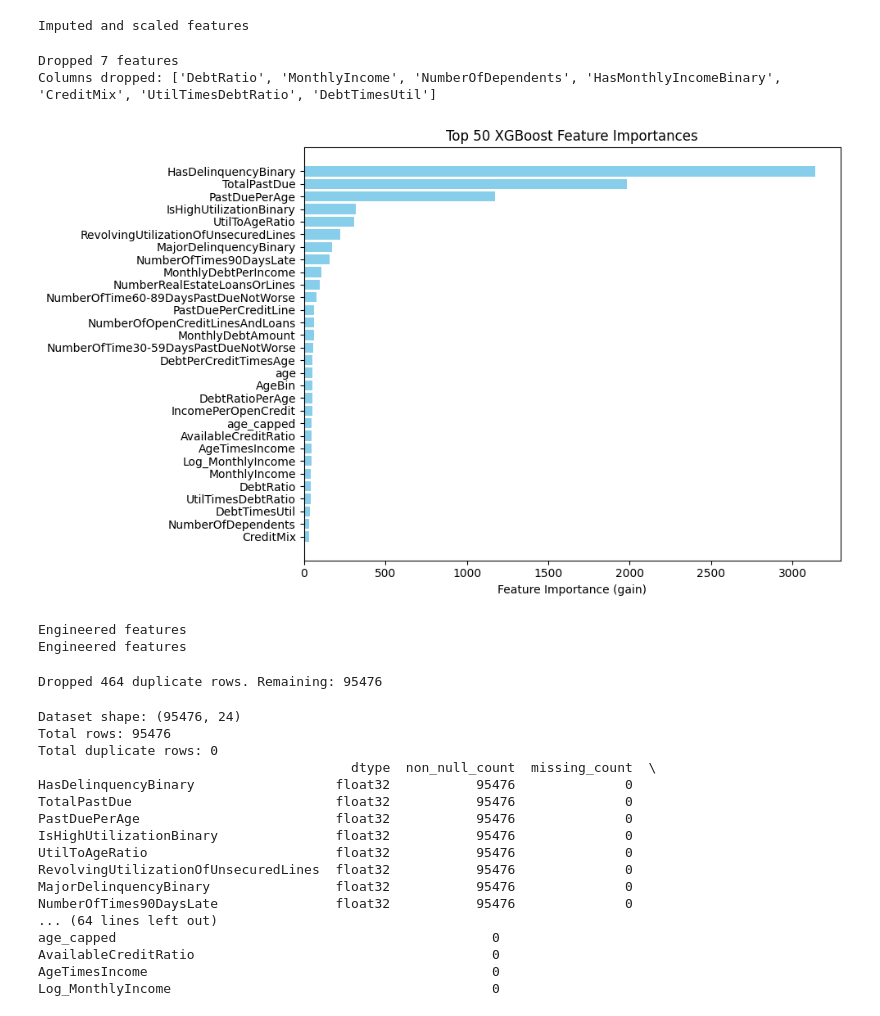
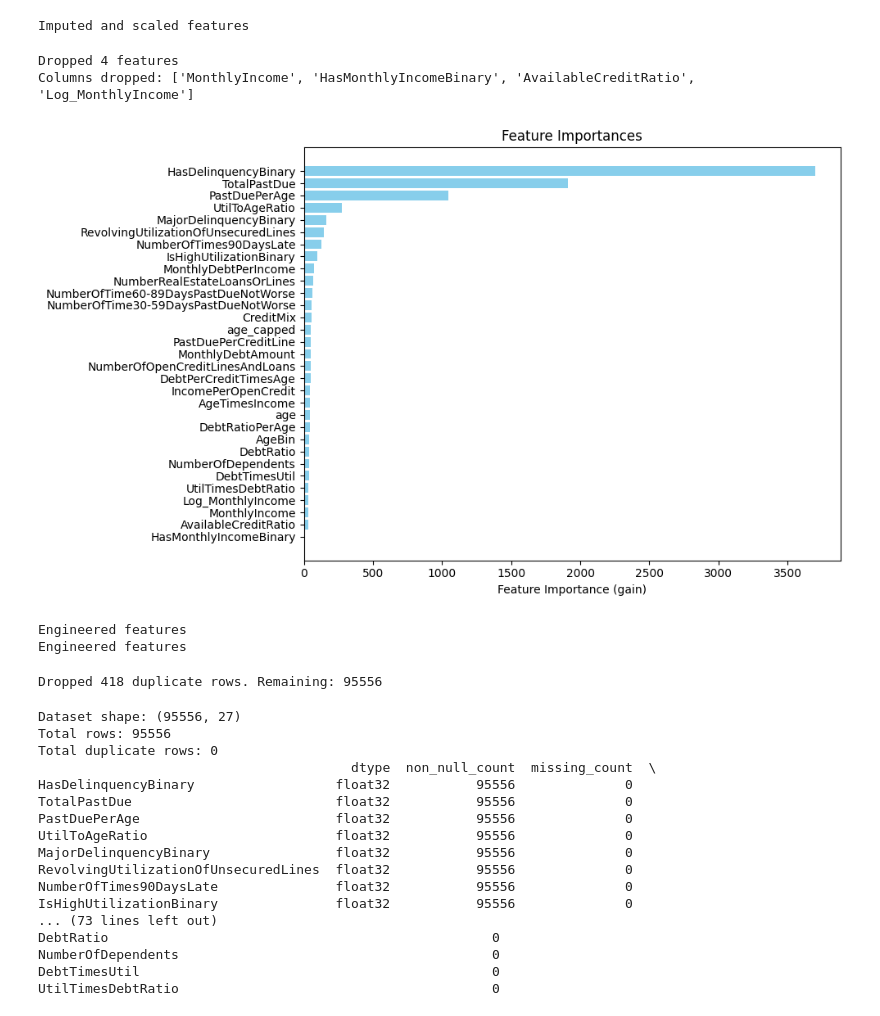
Before and after one commit to sunnysunny77/loan, a Jupyter notebook: cr.ipynb, the cells around one changed output. Saved outputs shown, nothing was run; the diff lists cells and outputs as text; code cells hidden in the pictures.

```diff
--- a/cr.ipynb
+++ b/cr.ipynb
@@ -115,7 +118,7 @@ def engineer_features(df):
 
     The goal is to extract behavioral, ratio-based, and interaction features
     from credit-related variables to better capture relationships
-    linked to default risk or repayment probability.
+    linked to default risk or repayment probability. Generated
     """
 
     df_engi = df.copy()
@@ -366,7 +369,7 @@ def impute_and_scale(df, threshold=1.0):
 
     return df_processed, num_imputer, cat_imputer, robust_scaler, std_scaler
 
-def select_features_xgb(df, target, top_n=20, threshold=None, random_state=42):
+def select_features_xgb(df, target, threshold=None, random_state=42):
 
     df_temp = df.copy()
     cat_cols = df_temp.select_dtypes(include=['object', 'category']).columns.tolist()
@@ -385,16 +388,19 @@ def select_features_xgb(df, target, top_n=20, threshold=None, random_state=42):
     params = {
         "objective": "binary:logistic",
         "eval_metric": ["logloss", "auc"],
-        "eta": 0.03,
-        "max_depth": 4,
+        "scale_pos_weight": scale_pos_weight,
+        "max_depth": 5,
+        "min_child_weight": 2,
+        "gamma": 1,
         "subsample": 0.8,
         "colsample_bytree": 0.8,
-        "gamma": 0.1,
-        "lambda": 1.5,
-        "alpha": 0.3,
-        "seed": random_state,
-        "scale_pos_weight": scale_pos_weight
+        "eta": 0.05,
+        "lambda": 1,
+        "alpha": 0,
+        "tree_method": "hist",
+        "max_delta_step": 1
     }
+
     evals = [(dtrain, "train"), (dval, "validation")]
 
     model = xgb.train(
@@ -407,12 +413,16 @@ def select_features_xgb(df, target, top_n=20, threshold=None, random_state=42):
     )
 
     importance_dict = model.get_score(importance_type='gain')
-    importances = pd.Series(importance_dict).sort_values(ascending=False)
+    all_importances = pd.Series(0, index=df.columns, dtype=float)
+    for k, v in importance_dict.items():
+        all_importances[k] = v
+    all_importances = all_importances.sort_values(ascending=False)
+
     if threshold is None:
-        threshold_value = importances.quantile(0.75)
-        selected_features = importances[importances >= threshold_value].index.tolist()
+        threshold_value = all_importances.quantile(0.75)
+        selected_features = all_importances[all_importances >= threshold_value].index.tolist()
     else:
-        selected_features = importances[importances >= threshold].index.tolist()
+        selected_features = all_importances[all_importances >= threshold].index.tolist()
     dropped_features = [col for col in df.columns if col not in selected_features]
 
     if selected_features:
@@ -423,11 +433,10 @@ def select_features_xgb(df, target, top_n=20, threshold=None, random_state=42):
         df_selected = df.copy()
         print("No features selected/dropped")
 
-    top_features = importances.head(top_n)
     plt.figure(figsize=(10, 6))
-    plt.barh(top_features.index[::-1], top_features.values[::-1], color='skyblue')
+    plt.barh(all_importances.index[::-1], all_importances.values[::-1], color='skyblue')
     plt.xlabel("Feature Importance (gain)")
-    plt.title(f"Top {top_n} XGBoost Feature Importances")
+    plt.title("Feature Importances")
     plt.tight_layout()
     plt.show()
 
@@ -526,5 +535,5 @@ NumberOfOpenCreditLinesAndLoans         int64          150000              0
 # %%
 # Outlier Handling
 df_train = df_train[df_train['age'] > 0].reset_index(drop=True)
-df_filtered = outlier_handling(df_train, target_col="SeriousDlqin2yrs", threshold_high=99.975, threshold_low=0.025)
+df_filtered = outlier_handling(df_train, target_col="SeriousDlqin2yrs", threshold_high=99.9875, threshold_low=0.0125)
 # %% [output]
@@ -598,11 +607,11 @@ df_processed, num_imputer, cat_imputer, robust_scaler, std_scaler  = impute_and_
 Imputed and scaled features
 # %%
 # Feature selection
-df_selected, selected_features = select_features_xgb(df_processed, y_train, threshold=45, top_n=50)
+df_selected, selected_features = select_features_xgb(df_processed, y_train, threshold=34)
 # %% [output]
-Dropped 7 features
-Columns dropped: ['DebtRatio', 'MonthlyIncome', 'NumberOfDependents', 'HasMonthlyIncomeBinary', 'CreditMix', 'UtilTimesDebtRatio', 'DebtTimesUtil']
+Dropped 4 features
+Columns dropped: ['MonthlyIncome', 'HasMonthlyIncomeBinary', 'AvailableCreditRatio', 'Log_MonthlyIncome']
-[figure, old version]
+[figure, new version]
 # %%
 # Process
 all_cols_to_drop = feature_cols_to_drop + hm_cols_to_drop + corr_cols_to_drop + hc_cols_to_drop
@@ -620,28 +629,28 @@ Engineered features
 # Drop duplicates
 X_train, y_train = check_and_drop_duplicates(X_train, y_train)
 # %% [output]
-Dropped 464 duplicate rows. Remaining: 95476
+Dropped 418 duplicate rows. Remaining: 95556
 # %%
 #summary
 print(dataset_summary(X_train))
 # %% [output]
-Dataset shape: (95476, 24)
-Total rows: 95476
+Dataset shape: (95556, 27)
+Total rows: 95556
 Total duplicate rows: 0
                                         dtype  non_null_count  missing_count  \
-HasDelinquencyBinary                  float32           95476              0
-TotalPastDue                          float32           95476              0
-PastDuePerAge                         float32           95476              0
-IsHighUtilizationBinary               float32           95476              0
-UtilToAgeRatio                        float32           95476              0
-RevolvingUtilizationOfUnsecuredLines  float32           95476              0
-MajorDelinquencyBinary                float32           95476              0
-NumberOfTimes90DaysLate               float32           95476              0
-... (64 lines left out)
-age_capped                                                0
-AvailableCreditRatio                                      0
-AgeTimesIncome                                            0
-Log_MonthlyIncome                                         0
+HasDelinquencyBinary                  float32           95556              0
+TotalPastDue                          float32           95556              0
+PastDuePerAge                         float32           95556              0
+UtilToAgeRatio                        float32           95556              0
+MajorDelinquencyBinary                float32           95556              0
+RevolvingUtilizationOfUnsecuredLines  float32           95556              0
+NumberOfTimes90DaysLate               float32           95556              0
+IsHighUtilizationBinary               float32           95556              0
+... (73 lines left out)
+DebtRatio                                                 0
+NumberOfDependents                                        0
+DebtTimesUtil                                             0
+UtilTimesDebtRatio                                        0
 # %%
 # Encode
 le = LabelEncoder()
```
Also changed, not shown: parts of 15 cells of this notebook, 2 other files.
